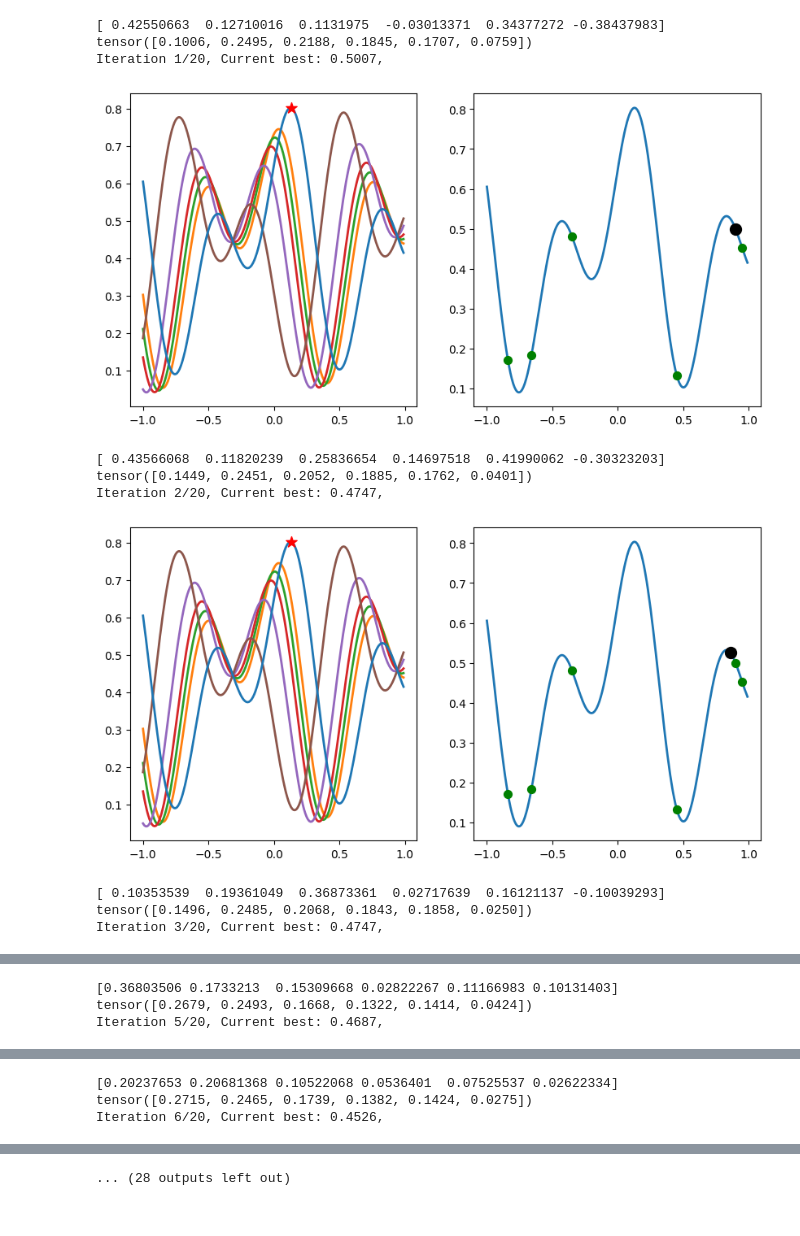
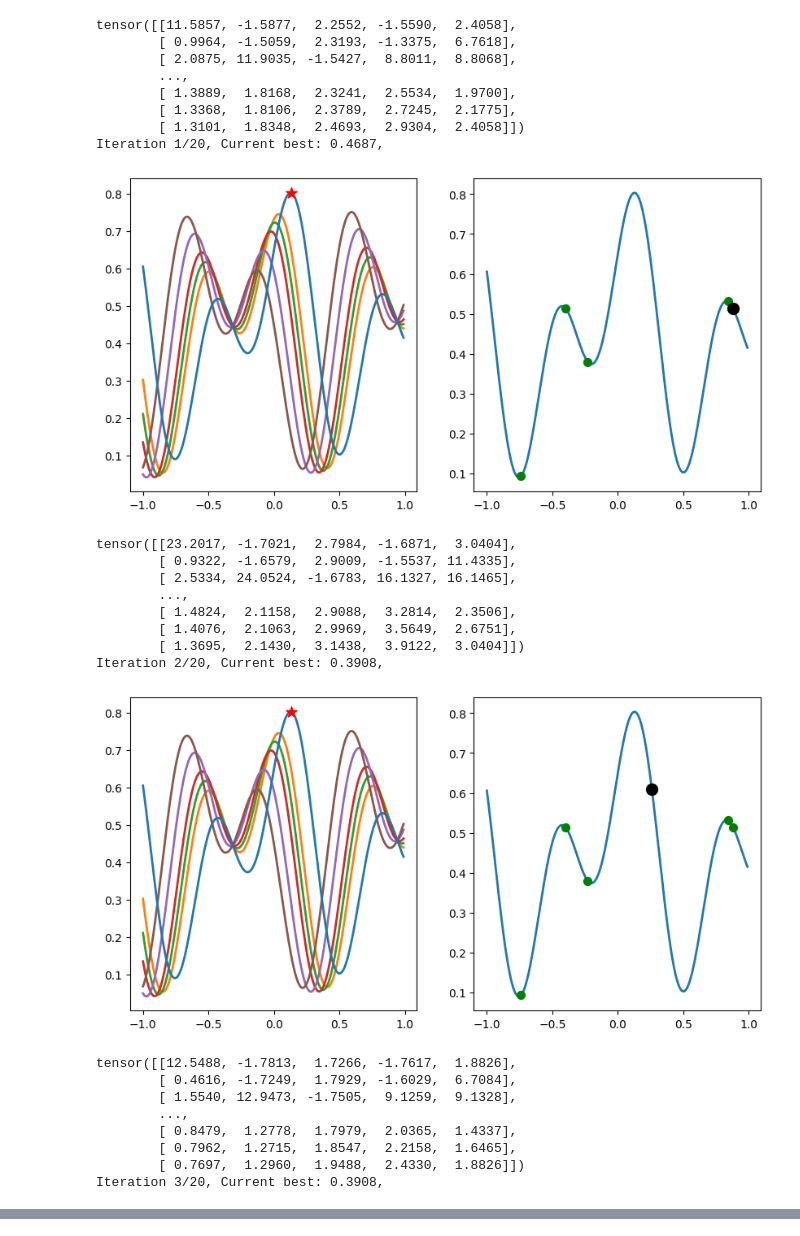
Before and after one commit to timruhkopf/ExperiencedFT-PFNs, a Jupyter notebook: HPO_tasks/Meta-learning-BO/benchmarks/SimpleSynth/demo_simple_run.ipynb, the cells around one changed output, grey strips where cells are left out. Cells and saved outputs as stored; diff of their text form; code cells hidden in the pictures.

Commit message:
adding my naive idea

```diff
--- a/HPO_tasks/Meta-learning-BO/benchmarks/SimpleSynth/demo_simple_run.ipynb
+++ b/HPO_tasks/Meta-learning-BO/benchmarks/SimpleSynth/demo_simple_run.ipynb
@@ -17,25 +17,28 @@ import scipy
 import matplotlib
 import matplotlib.pyplot as plt
 # %%
-test_seed = "test1"
+test_seed = "test4"
 task_id = 0  # Task ID for the SimpleSynth benchmark
 max_evaluations = 20
 
-benchmark = SimpleSynth(seed=test_seed, start_task=task_id, initializations=5)
+seed_num = int(''.join(filter(str.isdigit, test_seed)))
+torch.manual_seed(seed_num)
+np.random.seed(seed_num)
+random.seed(seed_num)
 
-
+benchmark = SimpleSynth(seed=test_seed, start_task=task_id, initializations=4)
+#meta_data = benchmark.get_meta_data(task_ids=[3, 4, 5, 7, 11])
+meta_data = benchmark.get_meta_data()
 fontsize = 18
 lw=2
 
 import pfns4bo
-from mpfns4bo.mpfns4bo import MPFNs4BO
-meta_data = benchmark.get_meta_data(task_ids=[3, 4, 5, 7, 11])
-optimizer = MPFNs4BO(torch.load( pfns4bo.hebo_plus_model), benchmark.search_space, meta_data, apply_power_transform=False,
-                    apply_power_transform_pi=True,
-                    only_obs_incumbents=True, tranformation_type=None, mixing_strategy="my",)
-
-
-
+# from mpfns4bo.mpfns4bo import MPFNs4BO
+# optimizer = MPFNs4BO(torch.load( pfns4bo.hebo_plus_model), benchmark.search_space, meta_data, apply_power_transform=False,
+#                     apply_power_transform_pi=True,
+#                     only_obs_incumbents=True, tranformation_type=None, mixing_strategy="my",)
+from mpfns4bo.ppfns4bo import PPFNs4BO
+optimizer = PPFNs4BO(torch.load( pfns4bo.bnn_model), benchmark.search_space, meta_data, apply_power_transform_pi = True, model_avg='naive')
 
 X = np.asarray(benchmark.benchmark_data["X"])
 y = np.asarray(benchmark.benchmark_data["y"])
@@ -51,7 +54,6 @@ for i in range(len(init_ids)):
     idx = init_ids[i]
     pending_evaluations.remove(idx)
     current_evaluations.append(idx)
-
 
 min_regret_history = [np.min(y[current_evaluations])]
 opt_time = []
@@ -71,43 +73,56 @@ for iteration in range(max_evaluations):
         axs[0].plot(mX[sort_idx], mY[sort_idx], linewidth=lw, label=task_names[i])
 
 
     axs[0].scatter([X[y.argmin()]], [1 - y.min()], marker="*", s=100, c= "red", zorder = 99)
 
     not_evaluated = np.setdiff1d(np.arange(data_size), current_evaluations)
     axs[1].plot(X[not_evaluated], 1 - y[not_evaluated], linewidth=lw, label="\textbf{Down Stream Task}", zorder = 99)
     axs[1].scatter(X[current_evaluations], 1 - y[current_evaluations], s= 50, c= "green", label="Observed Samples", zorder = 99)
     idx = optimizer.observe_and_suggest(
         X[current_evaluations], y[current_evaluations], X[pending_evaluations]
     )
 
     axs[1].scatter(X[pending_evaluations][idx], 1 - y[pending_evaluations][idx], s= 100, c= "black", label="Next Sample (with meta learning)", zorder = 99)
     idx = pending_evaluations[idx]
     pending_evaluations.remove(idx)
     current_evaluations.append(idx)
     min_regret_history.append(np.min(y[current_evaluations]))
 
-    print(optimizer.pfnimputation.reliability_scores)
-
     print(f"Iteration {iteration + 1}/{max_evaluations}, "
             f"Current best: {min_regret_history[-1]:.4f}, ")
 
     plt.show()
 
 
     if min(y) in min_regret_history:
         break
 
 # negate to recover accuracy
 min_regret_history += [min(y).item()] * (max_evaluations - i - 1)
 # %% [output]
-[ 0.42550663  0.12710016  0.1131975  -0.03013371  0.34377272 -0.38437983]
-tensor([0.1006, 0.2495, 0.2188, 0.1845, 0.1707, 0.0759])
-Iteration 1/20, Current best: 0.5007,
+tensor([[11.5857, -1.5877,  2.2552, -1.5590,  2.4058],
+        [ 0.9964, -1.5059,  2.3193, -1.3375,  6.7618],
+        [ 2.0875, 11.9035, -1.5427,  8.8011,  8.8068],
+        ...,
+        [ 1.3889,  1.8168,  2.3241,  2.5534,  1.9700],
+        [ 1.3368,  1.8106,  2.3789,  2.7245,  2.1775],
+        [ 1.3101,  1.8348,  2.4693,  2.9304,  2.4058]])
+Iteration 1/20, Current best: 0.4687,
-[figure, old version]
+[figure, new version]
-[ 0.43566068  0.11820239  0.25836654  0.14697518  0.41990062 -0.30323203]
-tensor([0.1449, 0.2451, 0.2052, 0.1885, 0.1762, 0.0401])
-Iteration 2/20, Current best: 0.4747,
+tensor([[23.2017, -1.7021,  2.7984, -1.6871,  3.0404],
+        [ 0.9322, -1.6579,  2.9009, -1.5537, 11.4335],
+        [ 2.5334, 24.0524, -1.6783, 16.1327, 16.1465],
+        ...,
+        [ 1.4824,  2.1158,  2.9088,  3.2814,  2.3506],
+        [ 1.4076,  2.1063,  2.9969,  3.5649,  2.6751],
+        [ 1.3695,  2.1430,  3.1438,  3.9122,  3.0404]])
+Iteration 2/20, Current best: 0.3908,
-[figure, old version]
+[figure, new version]
-[ 0.10353539  0.19361049  0.36873361  0.02717639  0.16121137 -0.10039293]
-tensor([0.1496, 0.2485, 0.2068, 0.1843, 0.1858, 0.0250])
-Iteration 3/20, Current best: 0.4747,
+tensor([[12.5488, -1.7813,  1.7266, -1.7617,  1.8826],
+        [ 0.4616, -1.7249,  1.7929, -1.6029,  6.7084],
+        [ 1.5540, 12.9473, -1.7505,  9.1259,  9.1328],
+        ...,
+        [ 0.8479,  1.2778,  1.7979,  2.0365,  1.4337],
+        [ 0.7962,  1.2715,  1.8547,  2.2158,  1.6465],
+        [ 0.7697,  1.2960,  1.9488,  2.4330,  1.8826]])
+Iteration 3/20, Current best: 0.3908,
@@ -119,3 +138,0 @@ Iteration 4/20, Current best: 0.4747,
-[0.36803506 0.1733213  0.15309668 0.02822267 0.11166983 0.10131403]
-tensor([0.2679, 0.2493, 0.1668, 0.1322, 0.1414, 0.0424])
-Iteration 5/20, Current best: 0.4687,
@@ -123,3 +138,0 @@ Iteration 5/20, Current best: 0.4687,
-[0.20237653 0.20681368 0.10522068 0.0536401  0.07525537 0.02622334]
-tensor([0.2715, 0.2465, 0.1739, 0.1382, 0.1424, 0.0275])
-Iteration 6/20, Current best: 0.4526,
@@ -127 +138,0 @@ Iteration 6/20, Current best: 0.4526,
-... (28 outputs left out)
```
Also changed, not shown: parts of 1 cell of this notebook, 10 other files.
